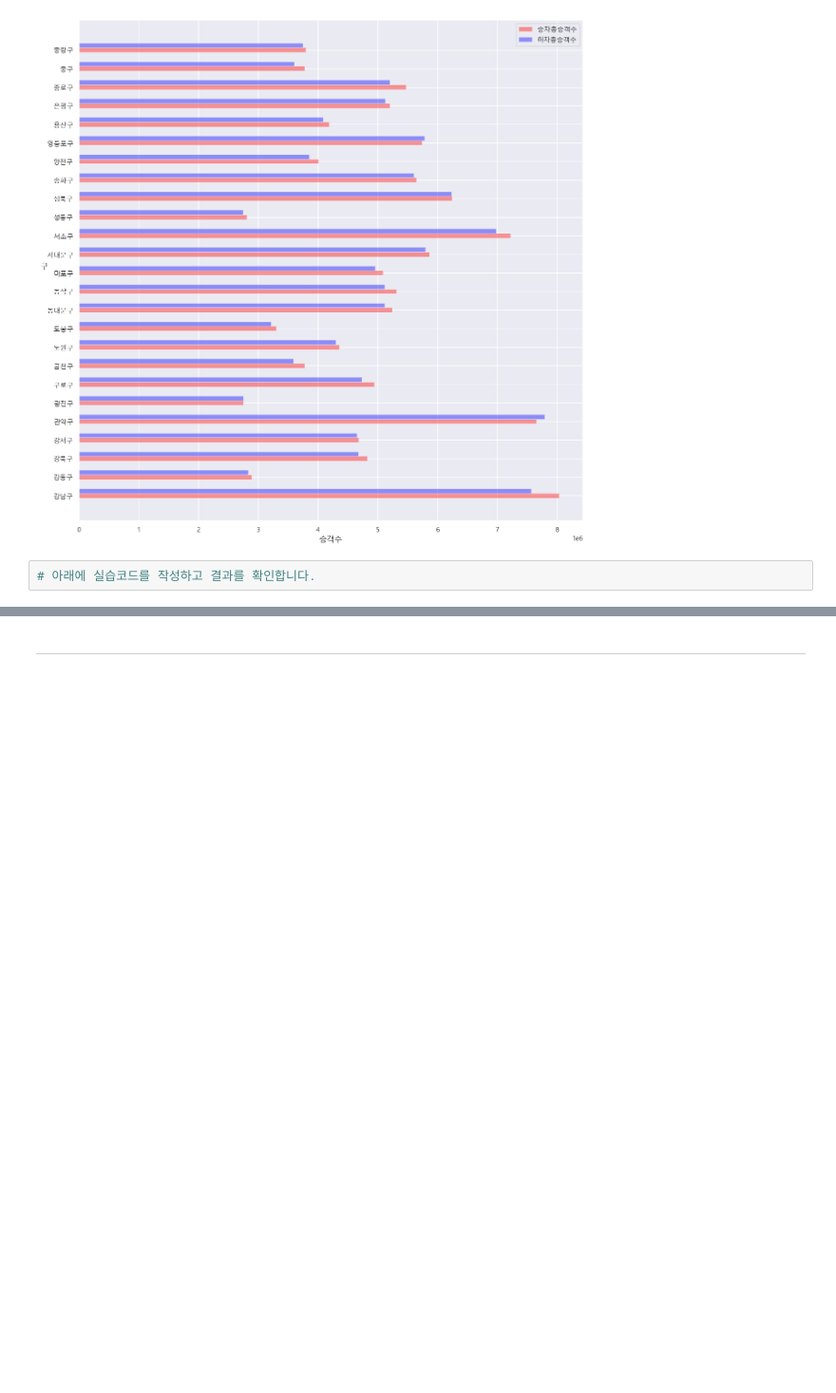
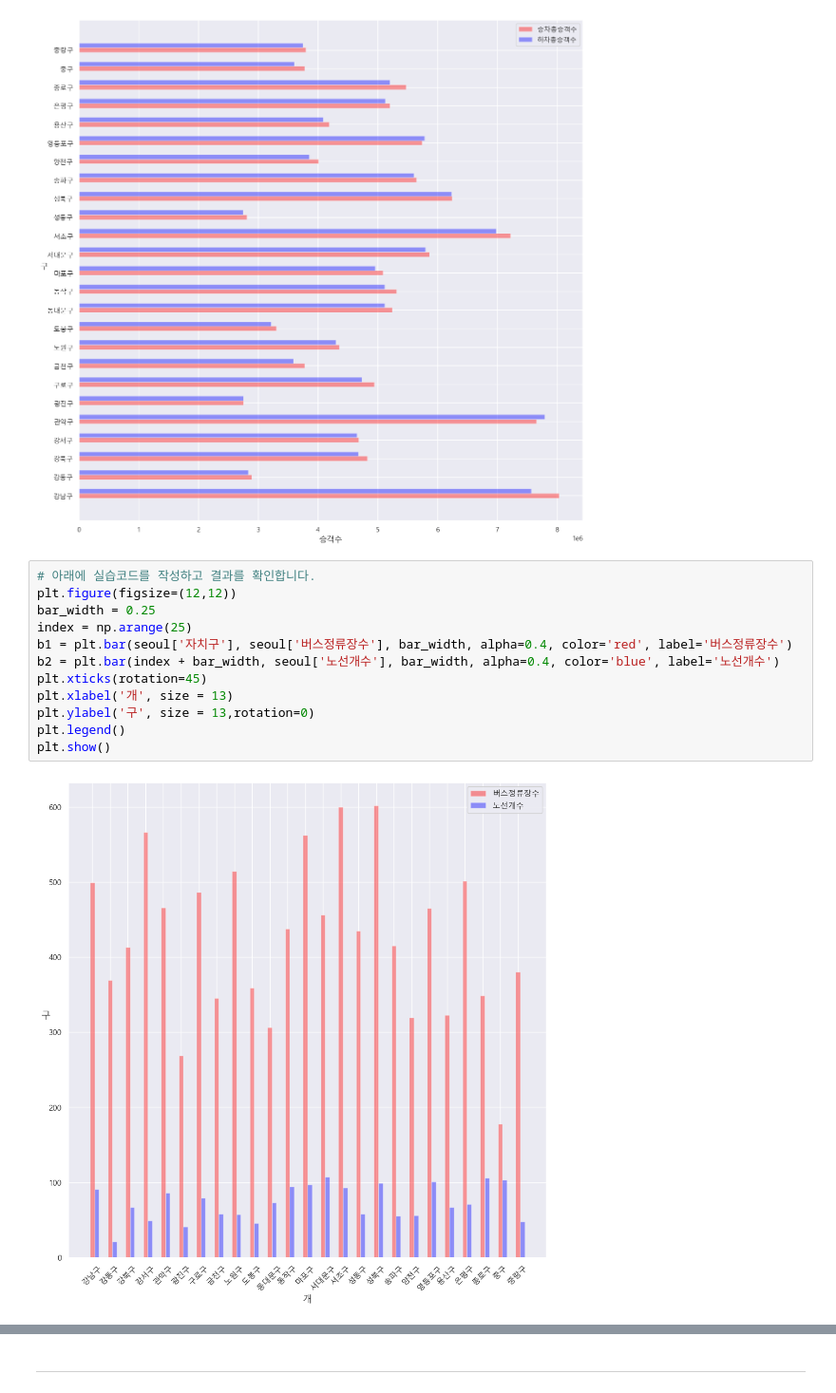
Before and after one commit to leehyunbeen/ktaivle_practice_lee, a Jupyter notebook: 1.1 데이터 불러오기 및 분석(EDA)_1차_버스정류장데이터.ipynb, the cells around one changed output, grey strips where cells are left out. Shown: that part at 95% size. Saved outputs shown, nothing was run; the diff lists cells and outputs as text; blank space fills up the shorter version.

```diff
--- a/1.1 데이터 불러오기 및 분석(EDA)_1차_버스정류장데이터.ipynb
+++ b/1.1 데이터 불러오기 및 분석(EDA)_1차_버스정류장데이터.ipynb
@@ -555,3 +560,15 @@ plt.show()
 [figure]
 # %%
 # 아래에 실습코드를 작성하고 결과를 확인합니다.
+plt.figure(figsize=(12,12))
+bar_width = 0.25
+index = np.arange(25)
+b1 = plt.bar(seoul['자치구'], seoul['버스정류장수'], bar_width, alpha=0.4, color='red', label='버스정류장수')
+b2 = plt.bar(index + bar_width, seoul['노선개수'], bar_width, alpha=0.4, color='blue', label='노선개수')
+plt.xticks(rotation=45)
+plt.xlabel('개', size = 13)
+plt.ylabel('구', size = 13,rotation=0)
+plt.legend()
+plt.show()
+# %% [output]
+[figure, added]
```
Also changed, not shown: parts of 8 cells of this notebook, 4 other files.
